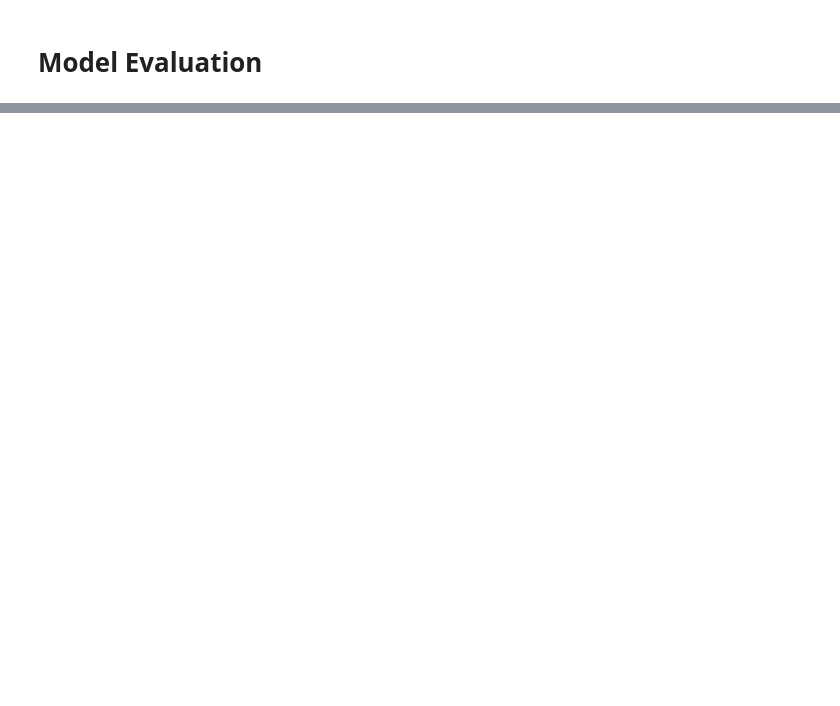
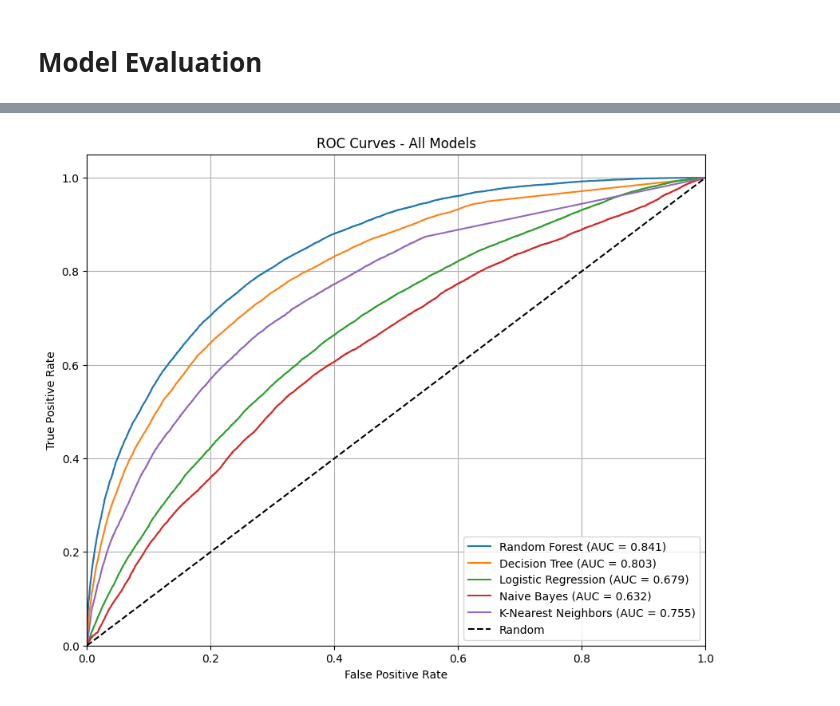
Before and after one commit to shakhbozmn/ML_CW_1_16395, a Jupyter notebook: flight_delay_analysis.ipynb, the cells around one changed output, grey strips where cells are left out. Drawn from its saved outputs; the diff is of its cells as text; code cells hidden in the pictures; blank space fills up the shorter version.

```diff
--- a/flight_delay_analysis.ipynb
+++ b/flight_delay_analysis.ipynb
@@ -747,24 +861,21 @@ from sklearn.metrics import classification_report, confusion_matrix, roc_auc_sco
 from sklearn.metrics import precision_recall_curve, f1_score, accuracy_score
 import matplotlib.pyplot as plt
 
-print("\n" + "="*80)
-print("MODEL EVALUATION ON TEST SET")
-print("="*80)
+# Evaluating all models on test set
+final_models = optimized_models
+evaluation_results = {}
 
-# Evaluate all models on test set
-test_results = {}
-
-for name, model in models.items():
+for name, model in optimized_models.items():
     # Predictions
     y_pred = model.predict(X_test)
     y_pred_proba = model.predict_proba(X_test)[:, 1]
 
-    # Calculate metrics
+    # Calculating metrics
     accuracy = accuracy_score(y_test, y_pred)
     f1 = f1_score(y_test, y_pred)
     roc_auc = roc_auc_score(y_test, y_pred_proba)
 
-    test_results[name] = {
+    evaluation_results[name] = {
         'accuracy': accuracy,
         'f1_score': f1,
         'roc_auc': roc_auc,
@@ -772,13 +883,14 @@ for name, model in models.items():
         'y_pred_proba': y_pred_proba
     }
 
-    print(f"\n{name} Results:")
+    print(f"{name} Results:")
     print(f"Accuracy: {accuracy:.4f}")
-    print(f"F1-Score: {f1:.4f}")
+    print(f"F1: {f1:.4f}")
     print(f"ROC-AUC: {roc_auc:.4f}")
+    print('-' *40)
 
-# Find best model
-best_model_name = max(test_results.keys(), key=lambda k: test_results[k]['f1_score'])
-print(f"\nBest Model: {best_model_name}")
-print(f"Best F1-Score: {test_results[best_model_name]['f1_score']:.4f}")
+# Finding the  best model
+best_model_name = max(evaluation_results.keys(), key=lambda k: evaluation_results[k]['f1_score'])
+print(f"Best Model: {best_model_name}")
+print(f"Best F1: {evaluation_results[best_model_name]['f1_score']:.4f}")
 # %% [output]
@@ -840,17 +966,19 @@ plt.show()
 # %%
 # ROC Curves for all models
 plt.figure(figsize=(10, 8))
 
-for name, results in test_results.items():
+for name, results in evaluation_results.items():
     fpr, tpr, _ = roc_curve(y_test, results['y_pred_proba'])
     plt.plot(fpr, tpr, label=f"{name} (AUC = {results['roc_auc']:.3f})")
 
 plt.plot([0, 1], [0, 1], 'k--', label='Random')
 plt.xlim([0.0, 1.0])
 plt.ylim([0.0, 1.05])
 plt.xlabel('False Positive Rate')
 plt.ylabel('True Positive Rate')
 plt.title('ROC Curves - All Models')
 plt.legend()
 plt.grid(True)
 plt.show()
+# %% [output]
+[figure, added]
```
Also changed, not shown: parts of 34 cells of this notebook.
